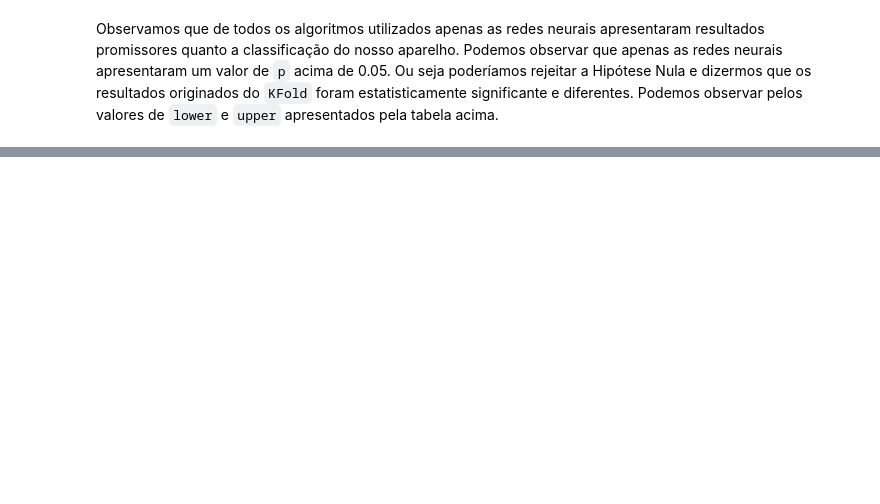
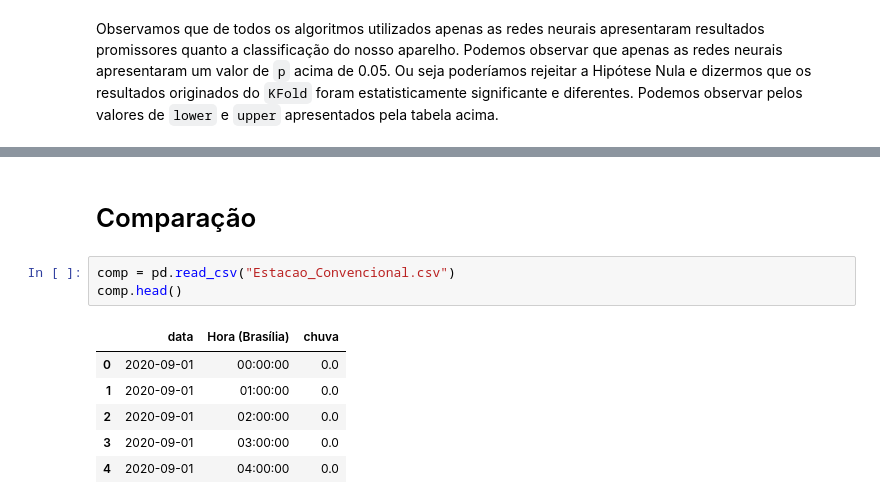
Before and after one commit to cantaruttim/DesafioFieldPRO, a Jupyter notebook: DesafioFieldPRO.ipynb, the cells around one changed output, grey strips where cells are left out. Cells and saved outputs as stored; diff of their text form; blank space fills up the shorter version.

```diff
--- a/DesafioFieldPRO.ipynb
+++ b/DesafioFieldPRO.ipynb
@@ -560,0 +561,12 @@ teste.plot_simultaneous();
+# %% [markdown]
+# Comparação
+# %%
+comp = pd.read_csv("Estacao_Convencional.csv")
+comp.head()
+# %% [output]
+|  | data | Hora (Brasília) | chuva |
+| 0 | 2020-09-01 | 00:00:00 | 0.0 |
+| 1 | 2020-09-01 | 01:00:00 | 0.0 |
+| 2 | 2020-09-01 | 02:00:00 | 0.0 |
+| 3 | 2020-09-01 | 03:00:00 | 0.0 |
+| 4 | 2020-09-01 | 04:00:00 | 0.0 |
```
Also changed, not shown: parts of 14 cells of this notebook.
